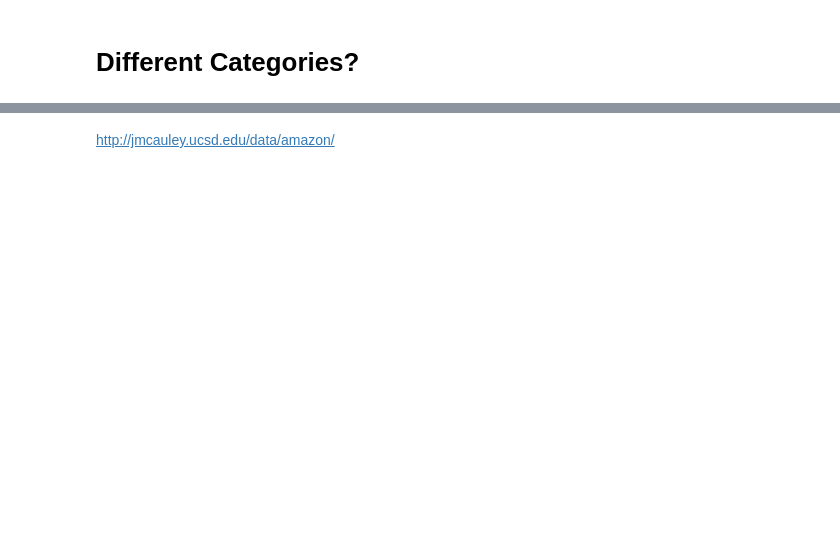
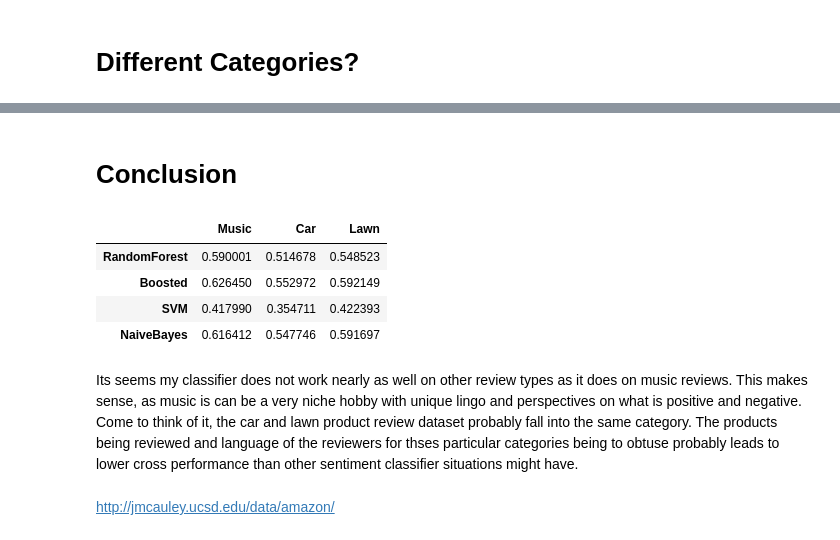
Before and after one commit to bstano/Supervised-Learning, a Jupyter notebook: Amazon Reviews.ipynb, the cells around one changed output, grey strips where cells are left out. Saved outputs shown, nothing was run; the diff lists cells and outputs as text; code cells hidden in the pictures; blank space fills up the shorter version.

```diff
--- a/Amazon Reviews.ipynb
+++ b/Amazon Reviews.ipynb
@@ -191,0 +280,6 @@ Ys = features_s.Positive
+# %%
+svm = SVC()
+
+svm.fit(Xs,Ys)
+
+Y_pred = svm.predict(Xt)
@@ -285,3 +358,6 @@ plt.show()
+# %%
+# add all scores into the scores data frame
+scores['Music'] = [rfc.score(Xt,Yt),gbc.score(Xt,Yt),svm.score(Xt,Yt),bnb.score(Xt,Yt)]
 # %% [markdown]
 # Different Categories?
 # %%
@@ -355 +499,4 @@ Confusion Matrix:
+# %%
+# add all scores into the scores data frame
+scores['Car'] = [rfc.score(Xcar,Ycar),gbc.score(Xcar,Ycar),svm.score(Xcar,Ycar),bnb.score(Xcar,Ycar)]
 # %% [markdown]
@@ -399,2 +614,18 @@ Confusion Matrix:
+# %%
+# add all scores into the scores data frame
+scores['Lawn'] = [rfc.score(Xlawn,Ylawn),gbc.score(Xlawn,Ylawn),svm.score(Xlawn,Ylawn),bnb.score(Xlawn,Ylawn)]
+# %% [markdown]
+# Conclusion
+# %%
+scores.index = ['RandomForest','Boosted','SVM','NaiveBayes']
+display(scores)
+# %% [output]
+|  | Music | Car | Lawn |
+| RandomForest | 0.590001 | 0.514678 | 0.548523 |
+| Boosted | 0.626450 | 0.552972 | 0.592149 |
+| SVM | 0.417990 | 0.354711 | 0.422393 |
+| NaiveBayes | 0.616412 | 0.547746 | 0.591697 |
+# %% [markdown]
+Its seems my classifier does not work nearly as well on other review types as it does on music reviews.  This makes sense, as music is can be a very niche hobby with unique lingo and perspectives on what is positive and negative.  Come to think of it, the car and lawn product review dataset probably fall into the same category. The products being reviewed and language of the reviewers for thses particular categories being to obtuse probably leads to lower cross performance than other sentiment classifier situations might have.
 # %% [markdown]
 http://jmcauley.ucsd.edu/data/amazon/
```
Also changed, not shown: parts of 61 cells of this notebook.
